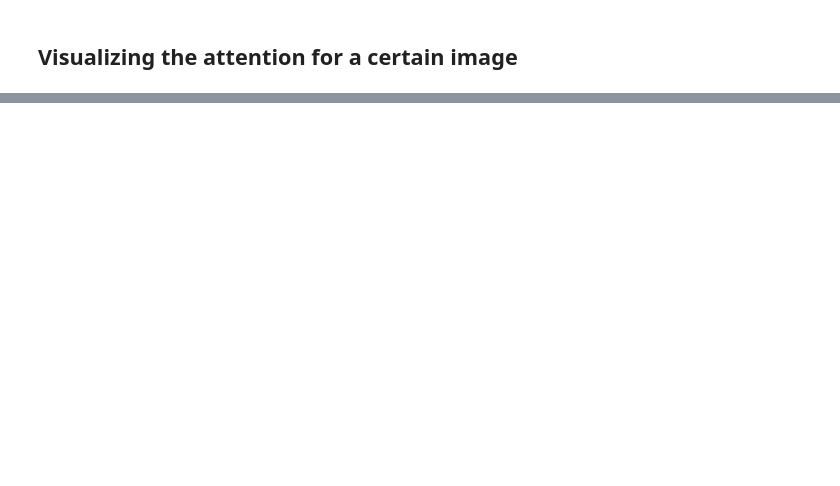
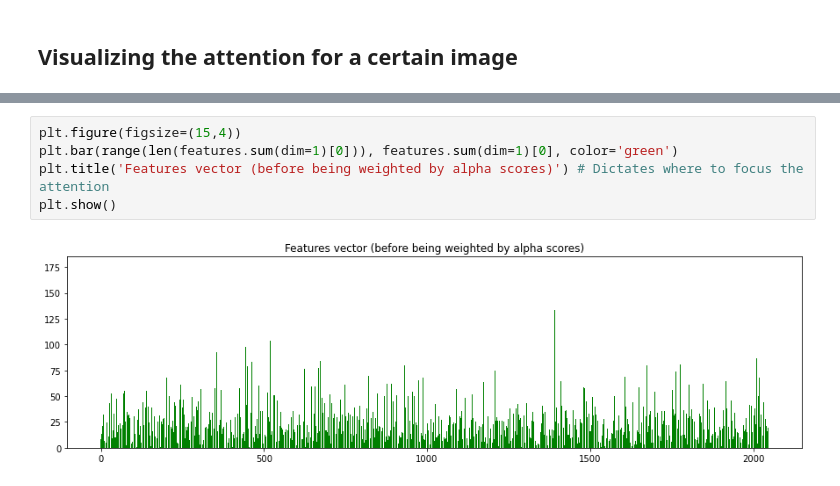
Before and after one commit to DCC-UAB/Image_Captioning, a Jupyter notebook: SRC/Visualization.ipynb, the cells around one changed output, grey strips where cells are left out. Cells and saved outputs as stored; diff of their text form; blank space fills up the shorter version.

```diff
--- a/SRC/Visualization.ipynb
+++ b/SRC/Visualization.ipynb
@@ -256,0 +286,7 @@ Caption embedded: tensor([   1,    4,    9,    7,  114,    8, 1447,   77,    8,
+# %%
+plt.figure(figsize=(15,4))
+plt.bar(range(len(features.sum(dim=1)[0])), features.sum(dim=1)[0], color='green')
+plt.title('Features vector (before being weighted by alpha scores)') # Dictates where to focus the attention
+plt.show()
+# %% [output]
+[figure, added]
```
Also changed, not shown: parts of 42 cells of this notebook.
